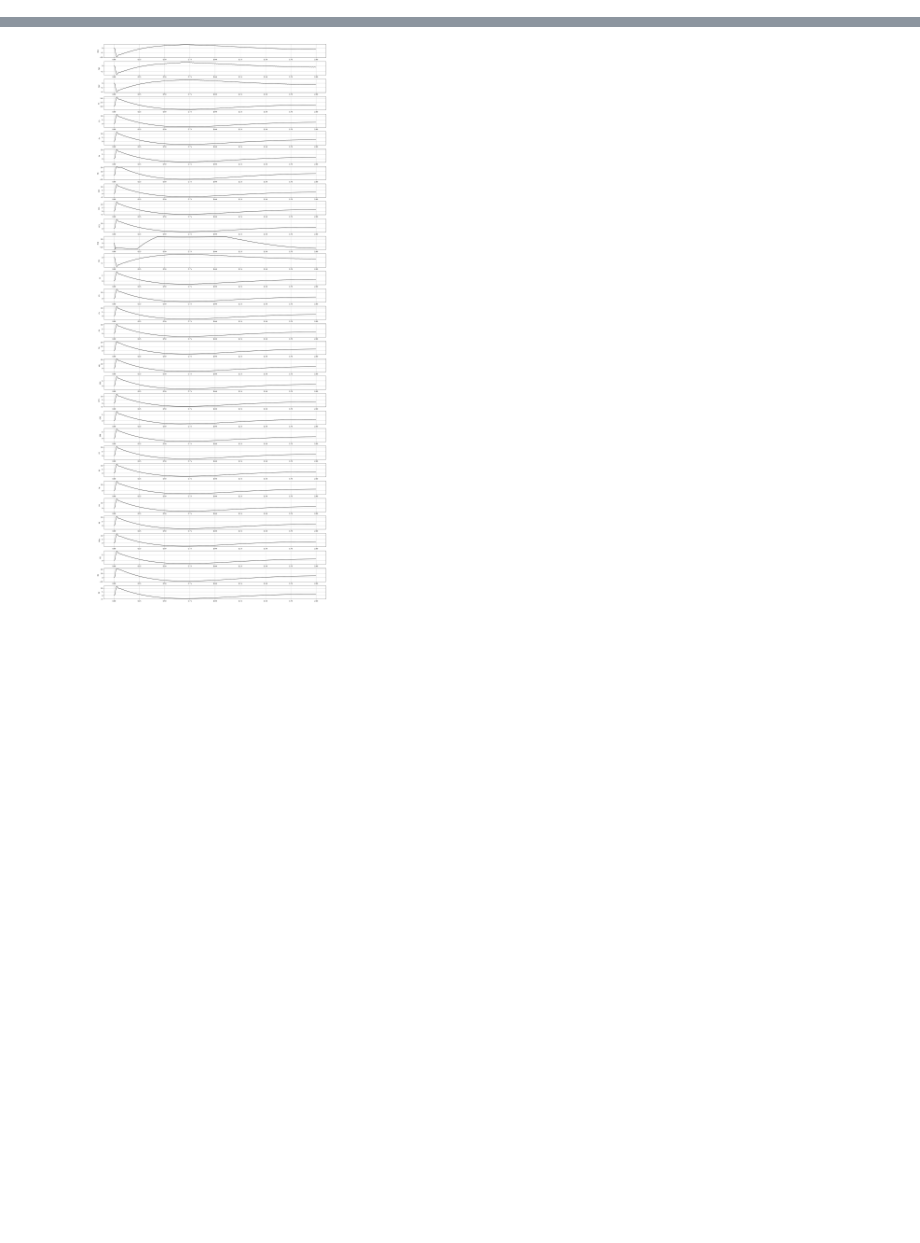
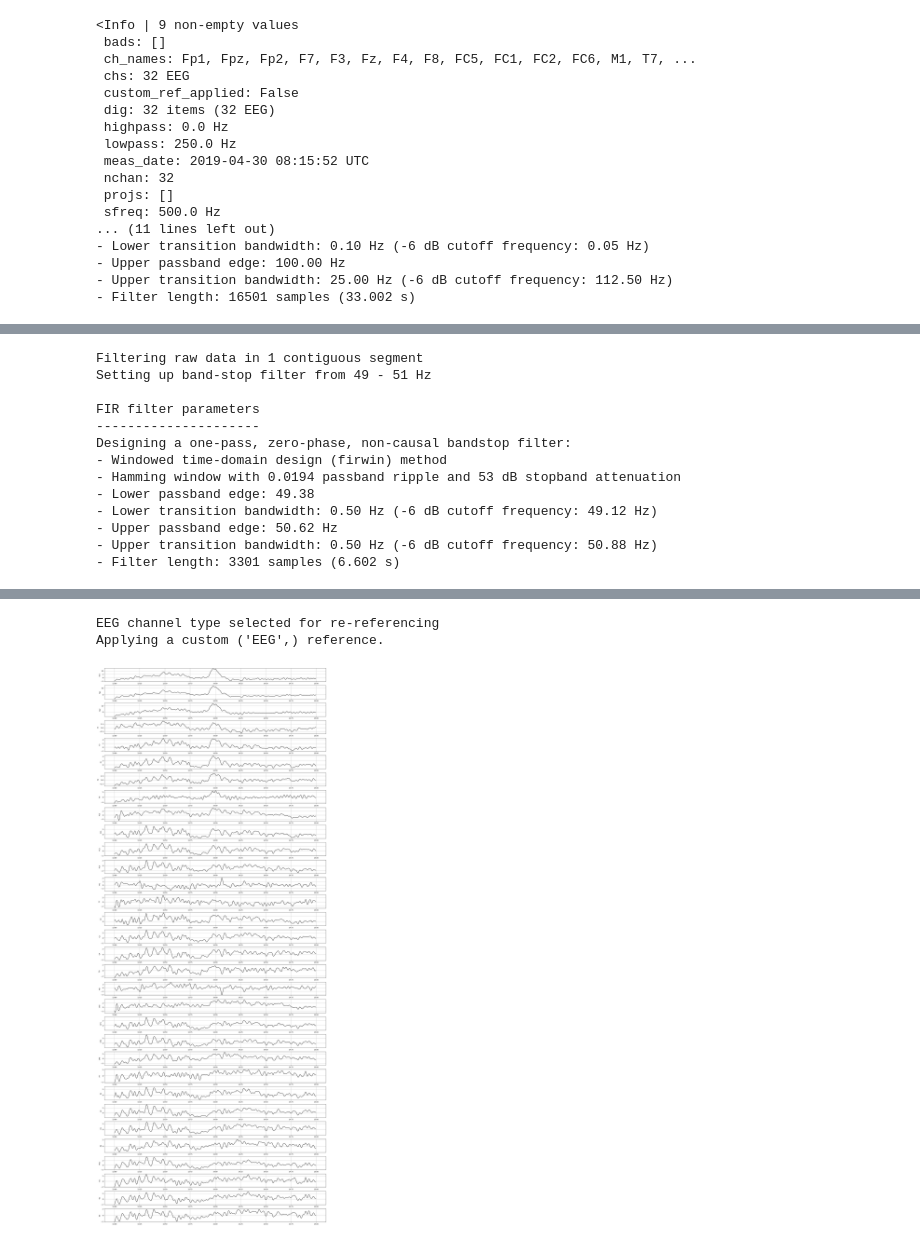
Before and after one commit to YuZe-01/simulation, a Jupyter notebook: difference_potential_plot.ipynb, the cells around one changed output, grey strips where cells are left out. Saved outputs shown, nothing was run; the diff lists cells and outputs as text; code cells hidden in the pictures; blank space fills up the shorter version.

```diff
--- a/difference_potential_plot.ipynb
+++ b/difference_potential_plot.ipynb
@@ -1,8 +1,8 @@
 # %%
 # 引入python库
+# %matplotlib notebook
 import mne
 import os
-from mne.datasets import sample
 import matplotlib.pyplot as plt
 
 # 指定CNT文件路径
@@ -14,27 +14,43 @@ raw = mne.io.read_raw_cnt(cnt_file, preload=True)
 # new_sfreq = 1024  # 新的采样率（以毫秒为单位）
 # raw.resample(new_sfreq)
 
-# 可以访问加载的数据
-# print(raw.info)
+# 访问加载的数据
+print(raw.info)
 
-time_start = 0.
-time_end = 2.0
+# 获取时间范围
+start_time = raw.times[0]
+end_time = raw.times[-1]
+
+# 设定时间和通道
+time_start = 13.
+time_end = 15.
 picks = mne.pick_types(raw.info, eeg=True, exclude='bads')
-M1 = mne.pick_types(raw.info, eeg=True, exclude='bads', include='M1')
-M2 = mne.pick_types(raw.info, eeg=True, exclude='bads', include='M2')
-# 修改时间
 t_idx = raw.time_as_index([time_start, time_end])
-data, times = raw[picks, t_idx[0]:t_idx[1]]
 
-# 重采样，取M1和M2为参考通道，减去两者之和的平均值
-avg = data[12:13, :] + data[13:14, :]
-data = data - avg/2
+# 0.1Hz~100Hz高低通滤波，以及50Hz陷波滤波
+raw = raw.filter(l_freq=0.1, h_freq=100,method='fir')
+raw = raw.notch_filter(freqs=50)
+
+# 选取M1和M2为参考通道
+raw_ref = raw.copy().set_eeg_reference(ref_channels = ['M1', 'M2'])
+
+# 打印时间范围
+# print("数据的时间范围：{} 秒 到 {} 秒".format(start_time, end_time))
+
+# for i in range(0, 32, 1):
+#     for j in range(0, len(data[i]), 1):
+#         print(data[i][j], data1[i][j])
+
+# 修改时间和通道
+data, times = raw_ref[picks, t_idx[0]:t_idx[1]]
 
 for i in range(0, 32, 1):
     plt.subplot(32, 1, i + 1)
-    # unit is μV
-    plt.plot(times, data.T[:,i:i+1]*1e3, 'k', alpha=1)
-    plt.ylabel(raw.info.ch_names[i])
+
+    plt.plot(times, data.T[:,i:i+1]*1e5, 'k', alpha=1)
+    plt.ylabel(raw_ref.info.ch_names[i])
+#     ax = plt.gca()
+#     ax.set_ylim([-0.1, 0.1])
     plt.grid(True)
 
 plt.subplots_adjust(left=0,
@@ -48,3 +64,20 @@ plt.subplots_adjust(left=0,
 plt.show()
 # %% [output]
 Reading 0 ... 264396  =      0.000 ...   528.792 secs...
+<Info | 9 non-empty values
+ bads: []
+ ch_names: Fp1, Fpz, Fp2, F7, F3, Fz, F4, F8, FC5, FC1, FC2, FC6, M1, T7, ...
+ chs: 32 EEG
+ custom_ref_applied: False
+ dig: 32 items (32 EEG)
+ highpass: 0.0 Hz
+ lowpass: 250.0 Hz
+ meas_date: 2019-04-30 08:15:52 UTC
+ nchan: 32
+ projs: []
+ sfreq: 500.0 Hz
+... (11 lines left out)
+- Lower transition bandwidth: 0.10 Hz (-6 dB cutoff frequency: 0.05 Hz)
+- Upper passband edge: 100.00 Hz
+- Upper transition bandwidth: 25.00 Hz (-6 dB cutoff frequency: 112.50 Hz)
+- Filter length: 16501 samples (33.002 s)
@@ -50,0 +89,13 @@ Reading 0 ... 264396  =      0.000 ...   528.792 secs...
+Filtering raw data in 1 contiguous segment
+Setting up band-stop filter from 49 - 51 Hz
+
+FIR filter parameters
+---------------------
+Designing a one-pass, zero-phase, non-causal bandstop filter:
+- Windowed time-domain design (firwin) method
+- Hamming window with 0.0194 passband ripple and 53 dB stopband attenuation
+- Lower passband edge: 49.38
+- Lower transition bandwidth: 0.50 Hz (-6 dB cutoff frequency: 49.12 Hz)
+- Upper passband edge: 50.62 Hz
+- Upper transition bandwidth: 0.50 Hz (-6 dB cutoff frequency: 50.88 Hz)
+- Filter length: 3301 samples (6.602 s)
@@ -51 +109,3 @@ Reading 0 ... 264396  =      0.000 ...   528.792 secs...
+EEG channel type selected for re-referencing
+Applying a custom ('EEG',) reference.
-[figure, old version]
+[figure, new version]
```
Also changed, not shown: parts of 2 cells of this notebook, 1 other file.
